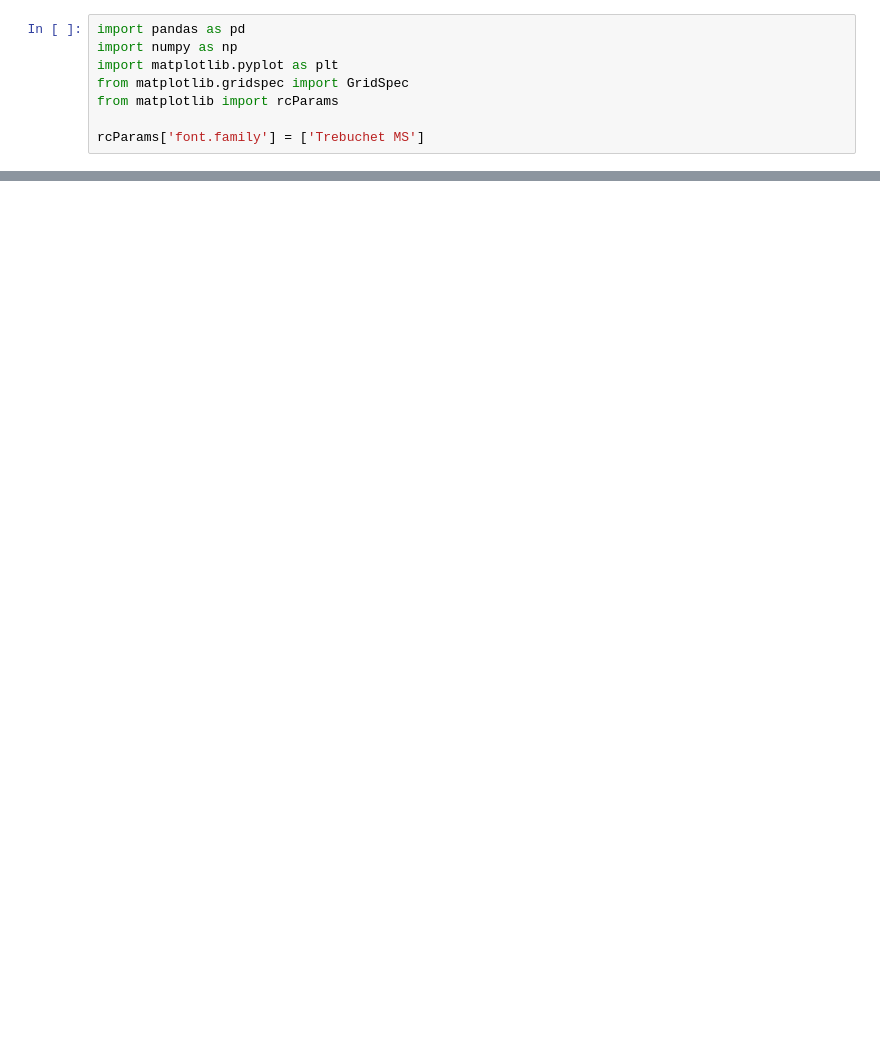
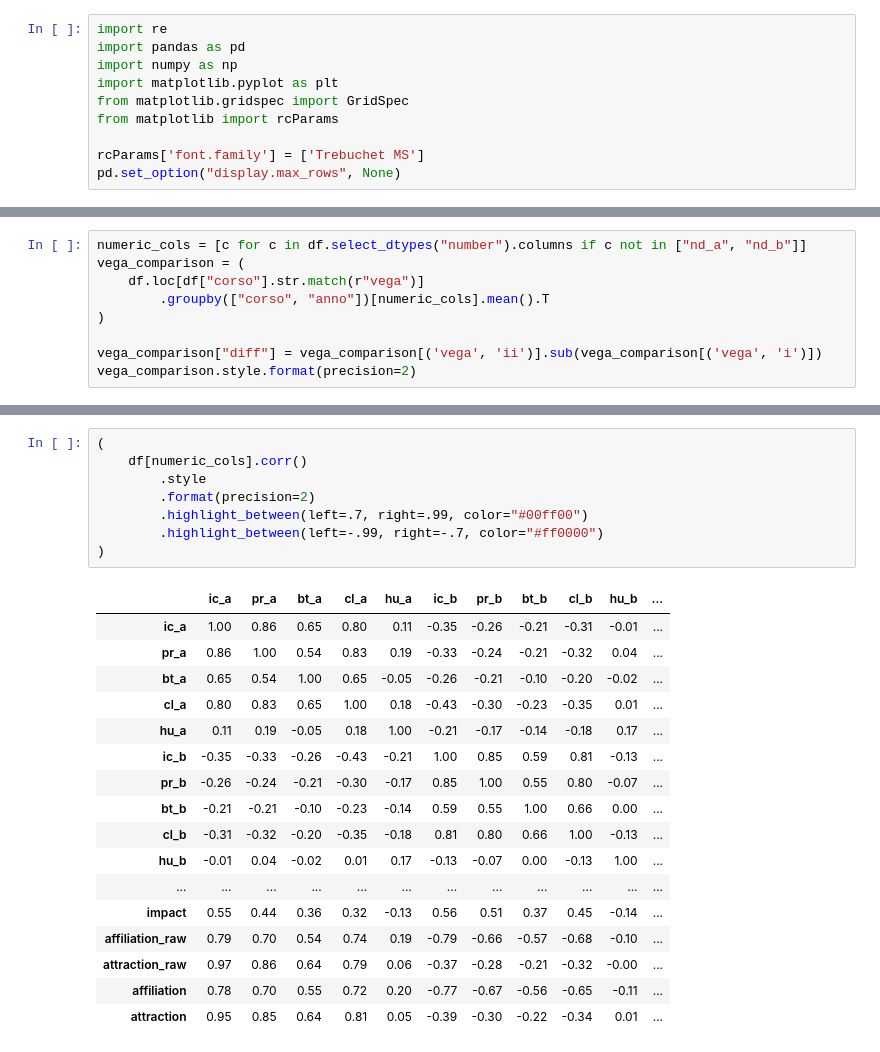
Before and after one commit to alkaest2002/abgrid, a Jupyter notebook: ipython/eda.ipynb, the cells around one changed output, grey strips where cells are left out. Saved outputs shown, nothing was run; the diff lists cells and outputs as text; blank space fills up the shorter version.

```diff
--- a/ipython/eda.ipynb
+++ b/ipython/eda.ipynb
@@ -1,4 +1,5 @@
 # %%
+import re
 import pandas as pd
 import numpy as np
 import matplotlib.pyplot as plt
@@ -6,5 +7,6 @@ from matplotlib.gridspec import GridSpec
 from matplotlib import rcParams
 
 rcParams['font.family'] = ['Trebuchet MS']
+pd.set_option("display.max_rows", None)
 # %%
 df = pd.read_excel("data_abgrid_per_analisi.xlsx")
@@ -45,0 +58,9 @@ Text(0, 0.5, 'affiliation')
+# %%
+numeric_cols = [c for c in df.select_dtypes("number").columns if c not in ["nd_a", "nd_b"]]
+vega_comparison = (
+    df.loc[df["corso"].str.match(r"vega")]
+        .groupby(["corso", "anno"])[numeric_cols].mean().T
+)
+
+vega_comparison["diff"] = vega_comparison[('vega', 'ii')].sub(vega_comparison[('vega', 'i')])
+vega_comparison.style.format(precision=2)
@@ -45,0 +86,26 @@ Text(0, 0.5, 'affiliation')
+# %%
+(
+    df[numeric_cols].corr()
+        .style
+        .format(precision=2)
+        .highlight_between(left=.7, right=.99, color="#00ff00")
+        .highlight_between(left=-.99, right=-.7, color="#ff0000")
+)
+# %% [output]
+|  | ic_a | pr_a | bt_a | cl_a | hu_a | ic_b | pr_b | bt_b | cl_b | hu_b | ... |
+| ic_a | 1.00 | 0.86 | 0.65 | 0.80 | 0.11 | -0.35 | -0.26 | -0.21 | -0.31 | -0.01 | ... |
+| pr_a | 0.86 | 1.00 | 0.54 | 0.83 | 0.19 | -0.33 | -0.24 | -0.21 | -0.32 | 0.04 | ... |
+| bt_a | 0.65 | 0.54 | 1.00 | 0.65 | -0.05 | -0.26 | -0.21 | -0.10 | -0.20 | -0.02 | ... |
+| cl_a | 0.80 | 0.83 | 0.65 | 1.00 | 0.18 | -0.43 | -0.30 | -0.23 | -0.35 | 0.01 | ... |
+| hu_a | 0.11 | 0.19 | -0.05 | 0.18 | 1.00 | -0.21 | -0.17 | -0.14 | -0.18 | 0.17 | ... |
+| ic_b | -0.35 | -0.33 | -0.26 | -0.43 | -0.21 | 1.00 | 0.85 | 0.59 | 0.81 | -0.13 | ... |
+| pr_b | -0.26 | -0.24 | -0.21 | -0.30 | -0.17 | 0.85 | 1.00 | 0.55 | 0.80 | -0.07 | ... |
+| bt_b | -0.21 | -0.21 | -0.10 | -0.23 | -0.14 | 0.59 | 0.55 | 1.00 | 0.66 | 0.00 | ... |
+| cl_b | -0.31 | -0.32 | -0.20 | -0.35 | -0.18 | 0.81 | 0.80 | 0.66 | 1.00 | -0.13 | ... |
+| hu_b | -0.01 | 0.04 | -0.02 | 0.01 | 0.17 | -0.13 | -0.07 | 0.00 | -0.13 | 1.00 | ... |
+| ... | ... | ... | ... | ... | ... | ... | ... | ... | ... | ... | ... |
+| impact | 0.55 | 0.44 | 0.36 | 0.32 | -0.13 | 0.56 | 0.51 | 0.37 | 0.45 | -0.14 | ... |
+| affiliation_raw | 0.79 | 0.70 | 0.54 | 0.74 | 0.19 | -0.79 | -0.66 | -0.57 | -0.68 | -0.10 | ... |
+| attraction_raw | 0.97 | 0.86 | 0.64 | 0.79 | 0.06 | -0.37 | -0.28 | -0.21 | -0.32 | -0.00 | ... |
+| affiliation | 0.78 | 0.70 | 0.55 | 0.72 | 0.20 | -0.77 | -0.67 | -0.56 | -0.65 | -0.11 | ... |
+| attraction | 0.95 | 0.85 | 0.64 | 0.81 | 0.05 | -0.39 | -0.30 | -0.22 | -0.34 | 0.01 | ... |
```
Also changed, not shown: parts of 4 cells of this notebook, 2 other files.
